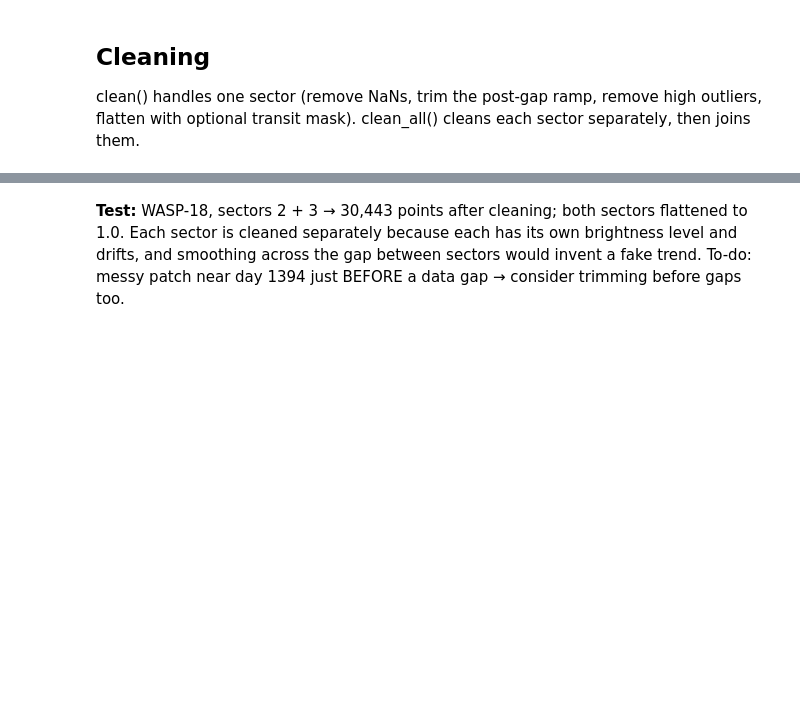
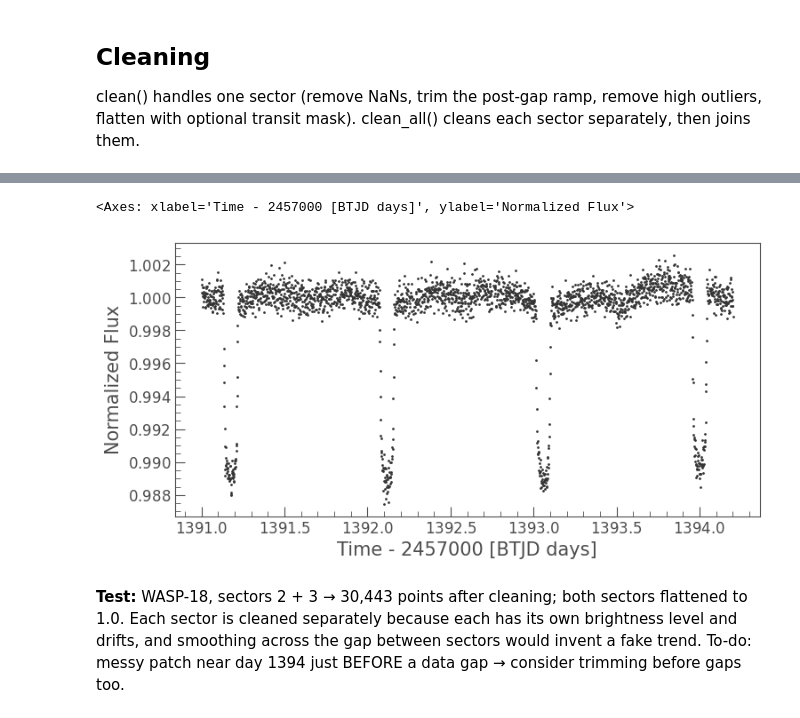
Before and after one commit to JulienRequa/exoplanet-search, a Jupyter notebook: pipeline.ipynb, the cells around one changed output, grey strips where cells are left out. Cells and saved outputs as stored; diff of their text form; code cells hidden in the pictures; blank space fills up the shorter version.

```diff
--- a/pipeline.ipynb
+++ b/pipeline.ipynb
@@ -107,3 +112,10 @@ Total points after cleaning: 30443
+# %%
+masked = clean_all(lcs, period=popt1[1], t0=popt1[0], duration=duration)
+zoom = (masked.time.value > 1391) & (masked.time.value < 1395)
+masked[zoom].scatter()
+# %% [output]
+<Axes: xlabel='Time - 2457000 [BTJD days]', ylabel='Normalized Flux'>
+[figure, added]
 # %% [markdown]
 **Test:** WASP-18, sectors 2 + 3 → 30,443 points after cleaning; both sectors flattened to 1.0.
 Each sector is cleaned separately because each has its own brightness level and drifts,
```
Also changed, not shown: parts of 2 cells of this notebook.
